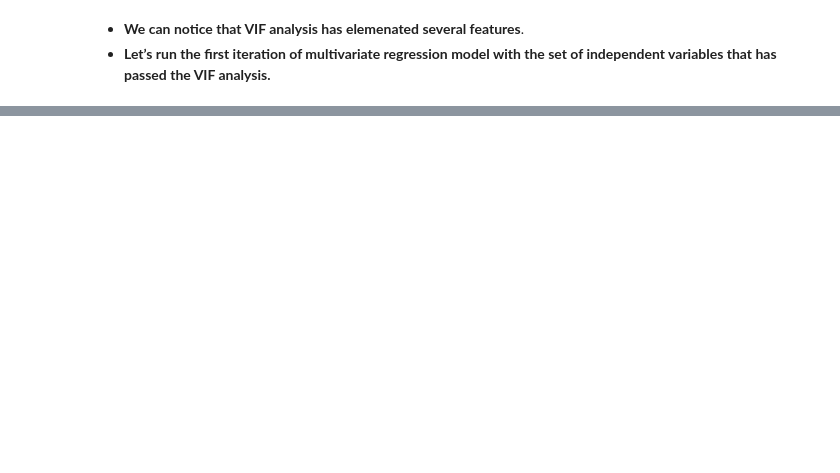
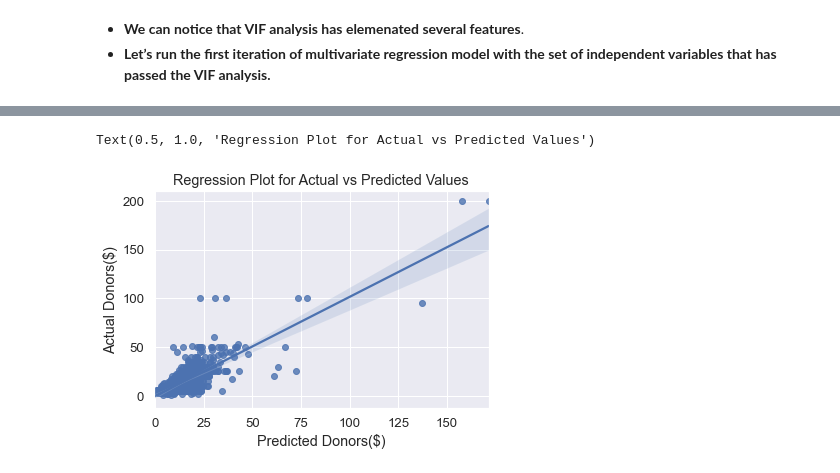
Before and after one commit to jindukwentua/Applying-Machine-Learning-to-Charity-donations, a Jupyter notebook: notebook/2nd_regression_model.ipynb, the cells around one changed output, grey strips where cells are left out. Saved outputs shown, nothing was run; the diff lists cells and outputs as text; code cells hidden in the pictures; blank space fills up the shorter version.

Commit message:
regression feat

```diff
--- a/notebook/2nd_regression_model.ipynb
+++ b/notebook/2nd_regression_model.ipynb
@@ -455,14 +478,14 @@ Final variables: ['months_since_origin', 'donor_age', 'in_house', 'ses', 'income
 * **We can notice that VIF analysis has elemenated several features**.
 * **Let’s run the first iteration of multivariate regression model with the set of independent variables that has passed the VIF analysis.**
 # %%
-independent_variables =  ['months_since_origin', 'donor_age', 'in_house', 'ses', 'income_group', 'published_phone',
-'mor_hit_rate', 'wealth_rating', 'median_home_value', 'median_household_income', 'pct_owner_occupied', 'per_capita_income',
-'pct_attribute1', 'pct_attribute2', 'pct_attribute3', 'pct_attribute4', 'pep_star', 'recent_star_status', 'frequency_status_97nk',
-'recent_response_prop', 'recent_avg_gift_amt', 'recent_card_response_prop', 'recent_avg_card_gift_amt', 'recent_card_response_count',
-'months_since_last_prom_resp', 'lifetime_gift_amount', 'lifetime_gift_count', 'lifetime_max_gift_amt', 'lifetime_min_gift_amt',
-'last_gift_amt', 'card_prom_12', 'number_prom_12', 'months_since_last_gift', 'urbanicity_R', 'urbanicity_S', 'urbanicity_T',
-'urbanicity_U', 'urbanicity_X', 'home_owner_U', 'donor_gender_M', 'donor_gender_U', 'overlay_source_M', 'overlay_source_P',
-'recency_status_96nk_E', 'recency_status_96nk_F', 'recency_status_96nk_L', 'recency_status_96nk_N', 'recency_status_96nk_S']
+independent_variables =  ['months_since_origin', 'in_house', 'ses', 'income_group', 'published_phone', 'mor_hit_rate',
+'wealth_rating', 'median_home_value', 'pct_attribute1', 'pct_attribute3', 'pct_attribute4', 'pep_star', 'recent_star_status',
+'frequency_status_97nk', 'recent_avg_card_gift_amt', 'recent_card_response_count', 'lifetime_gift_amount', 'lifetime_max_gift_amt',
+'lifetime_min_gift_amt', 'last_gift_amt', 'urbanicity_R', 'urbanicity_S', 'urbanicity_T', 'urbanicity_U', 'urbanicity_X',
+'home_owner_U', 'donor_gender_M', 'donor_gender_U', 'overlay_source_M', 'overlay_source_P', 'recency_status_96nk_E',
+'recency_status_96nk_F', 'recency_status_96nk_L', 'recency_status_96nk_N', 'recency_status_96nk_S']
 # use the list to select a subset from original DataFrame
 X = X[independent_variables]
-y = df['price']
+X_test_cat_encoded = X_test_cat_encoded[independent_variables]
+y = y
+X.shape, y.shape, X_test_cat_encoded.shape
@@ -468,0 +549,12 @@ y = df['price']
+# %%
+independent_variables =  ['months_since_origin', 'in_house', 'ses', 'income_group', 'published_phone',
+'wealth_rating', 'median_home_value',  'pct_attribute3', 'pct_attribute4', 'pep_star', 'recent_star_status',
+'frequency_status_97nk', 'recent_avg_card_gift_amt', 'recent_card_response_count', 'lifetime_gift_amount',
+'lifetime_min_gift_amt', 'last_gift_amt',  'urbanicity_S', 'urbanicity_T',
+'home_owner_U', 'donor_gender_M', 'donor_gender_U', 'overlay_source_P',
+'recency_status_96nk_F']
+# use the list to select a subset from original DataFrame
+X = X[independent_variables]
+X_test_cat_encoded = X_test_cat_encoded[independent_variables]
+y = y
+X.shape, y.shape, X_test_cat_encoded.shape
@@ -468,0 +563,7 @@ y = df['price']
+# %%
+X_train, X_test, y_train, y_test  = train_test_split(X, y, test_size=0.3, random_state=101)
+# %%
+# Create an object lm for the LinearRegression model
+lm = LinearRegression()
+# Fit the model on the training data
+lm.fit(X_train, y_train)
@@ -468,0 +670,7 @@ y = df['price']
+# %%
+g = sns.regplot(x=lm.predict(X_test), y=y_test, fit_reg=True)
+g.set(xlabel='Predicted Donors($)', ylabel='Actual Donors($)', title='Model Predictions')
+plt.title('Regression Plot for Actual vs Predicted Values')
+# %% [output]
+Text(0.5, 1.0, 'Regression Plot for Actual vs Predicted Values')
+[figure, added]
```
Also changed, not shown: parts of 23 cells of this notebook.
